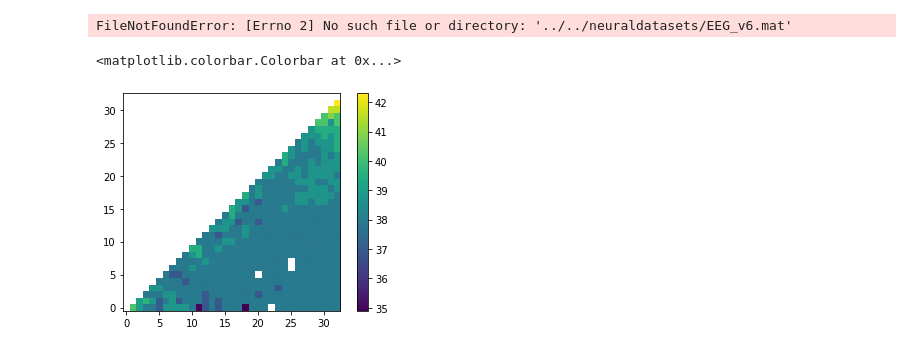
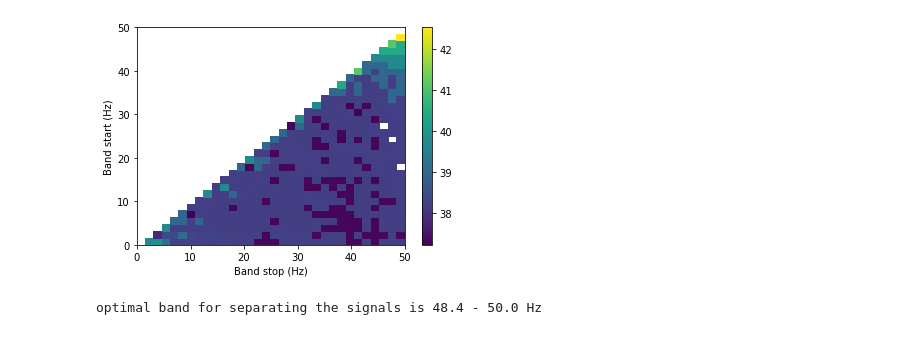
Before and after one commit to theonlyid/spectral, a Jupyter notebook: docs/notebooks/python/spectralcontrast_example.ipynb, the cells around one changed output. Saved outputs shown, nothing was run; the diff lists cells and outputs as text; code cells hidden in the pictures.

```diff
--- a/docs/notebooks/python/spectralcontrast_example.ipynb
+++ b/docs/notebooks/python/spectralcontrast_example.ipynb
@@ -22,10 +19,3 @@ This example demonstrates how to use the contrasting module for finding the freq
-# %%
-# Temp code
-import scipy.io as sio
-f = sio.loadmat("EEG_v6.mat")
-f.keys()
-# %% [output]
-FileNotFoundError: [Errno 2] No such file or directory: '../../neuraldatasets/EEG_v6.mat'
 # %%
 # import depencies
 
@@ -38,15 +28,22 @@ da = DataArray(fs=1000, nchannels=10, ntrials=10, simulate=True)
 ds = Dataset(da, params)
 
 ds.data_array.data = decimate(ds.data_array.data, 10)
-
+ds.data_array.fs = ds.data_array.fs//10
 y = np.ones((ds.data_array.data.shape[-1]))
 y[5:] = 0
 
-snr, _ = contrast(ds, y, fs=100, nperseg=64, noverlap=48)
+snr, f = contrast(ds, y, fs=100, nperseg=64, noverlap=48)
 # %%
 import matplotlib.pyplot as plt
-plt.imshow(np.log(snr), origin='lower')
-plt.colorbar()
+plt.pcolormesh(f, f, np.log(snr));
+plt.xlabel('Band stop (Hz)');
+plt.ylabel('Band start (Hz)')
+plt.colorbar();
 # %% [output]
-<matplotlib.colorbar.Colorbar at 0x...>
-[figure, old version]
+[figure, new version]
+# %%
+idx = np.where(snr==max(snr.ravel()))
+start_band, stop_band = np.squeeze(f[idx[0]]), np.squeeze(f[idx[1]])
+print(f"optimal band for separating the signals is {start_band:.1f} - {stop_band:.1f} Hz")
+# %% [output]
+optimal band for separating the signals is 48.4 - 50.0 Hz
```
Also changed, not shown: parts of 2 cells of this notebook, 2 other files.
